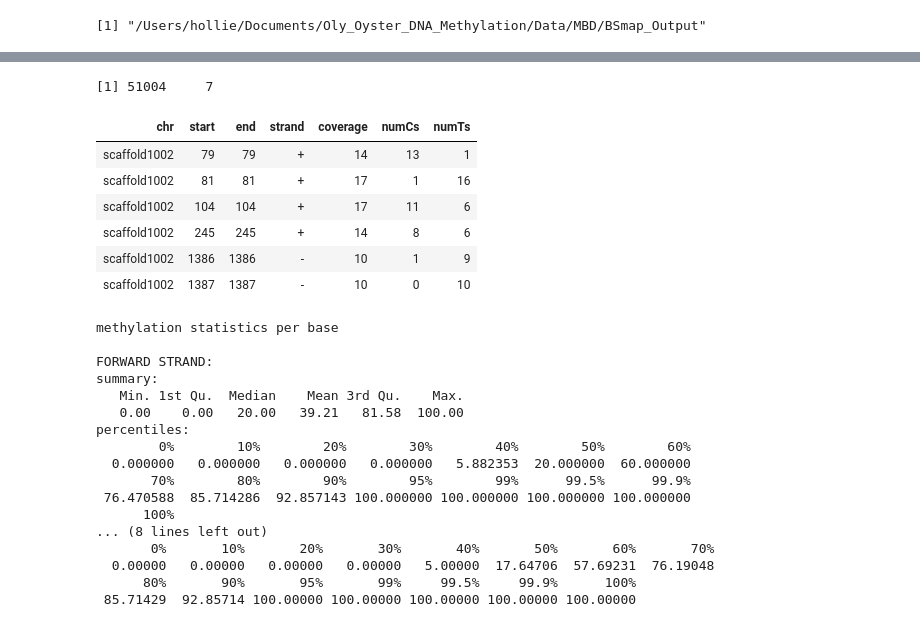
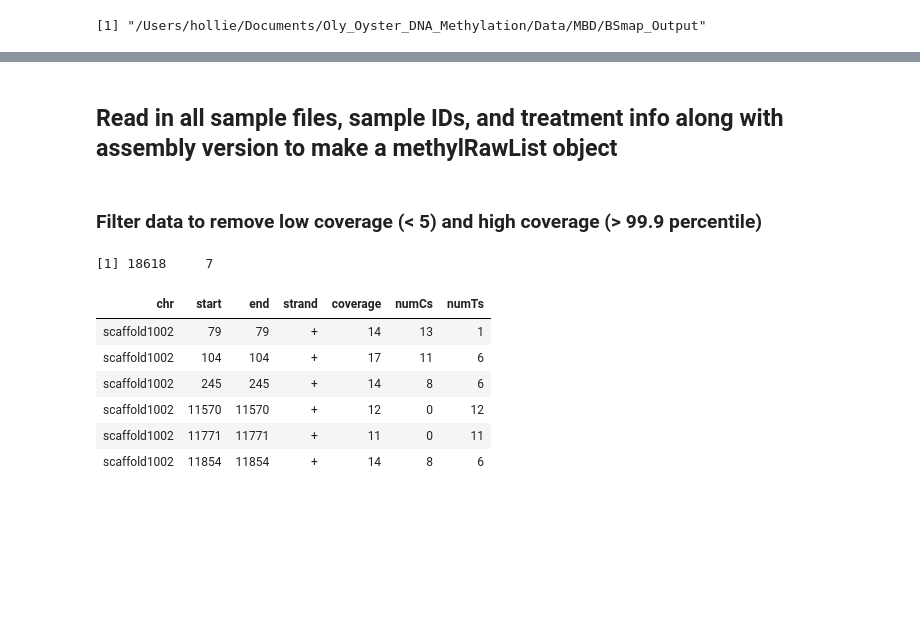
Before and after one commit to hputnam/Oly_Oyster_DNA_Methylation, a Jupyter notebook: Notebooks/3_Clustering_Differential_Methylation_R.ipynb, the cells around one changed output, grey strips where cells are left out. Drawn from its saved outputs; the diff is of its cells as text; code cells hidden in the pictures; blank space fills up the shorter version.

```diff
--- a/Notebooks/3_Clustering_Differential_Methylation_R.ipynb
+++ b/Notebooks/3_Clustering_Differential_Methylation_R.ipynb
@@ -87,38 +96,24 @@ sample.id <- list("hc1_2B",
 # %%
 treatment <- c(0,0,0,0,0,0,0,0,0,1,1,1,1,1,1,1,1,1)
+# %% [markdown]
+## Read in all sample files, sample IDs, and treatment info along with assembly version to make a methylRawList object
 # %%
 myobj=methRead(file.list,sample.id,assembly="10K",treatment=treatment)
+# %% [markdown]
+### Filter data to remove low coverage (< 5) and high coverage (> 99.9 percentile)
+# %%
+ filtered.myobj <- filterByCoverage(myobj, lo.count = 3, lo.perc = NULL, hi.count = NULL, hi.perc = 99.9)
 # %%
-dim(myobj[[1]])
+dim(filtered.myobj[[1]])
 # %% [output]
-[1] 51004     7
+[1] 18618     7
 # %%
-head(myobj[[1]])
+head(filtered.myobj[[1]])
 # %% [output]
 | chr | start | end | strand | coverage | numCs | numTs |
 | scaffold1002 | 79 | 79 | + | 14 | 13 | 1 |
-| scaffold1002 | 81 | 81 | + | 17 | 1 | 16 |
 | scaffold1002 | 104 | 104 | + | 17 | 11 | 6 |
 | scaffold1002 | 245 | 245 | + | 14 | 8 | 6 |
-| scaffold1002 | 1386 | 1386 | - | 10 | 1 | 9 |
-| scaffold1002 | 1387 | 1387 | - | 10 | 0 | 10 |
+| scaffold1002 | 11570 | 11570 | + | 12 | 0 | 12 |
+| scaffold1002 | 11771 | 11771 | + | 11 | 0 | 11 |
+| scaffold1002 | 11854 | 11854 | + | 14 | 8 | 6 |
-# %%
-getMethylationStats(myobj[[1]], plot = F, both.strands = T)
-# %% [output]
-methylation statistics per base
-
-FORWARD STRAND:
-summary:
-   Min. 1st Qu.  Median    Mean 3rd Qu.    Max.
-   0.00    0.00   20.00   39.21   81.58  100.00
-percentiles:
-        0%        10%        20%        30%        40%        50%        60%
-  0.000000   0.000000   0.000000   0.000000   5.882353  20.000000  60.000000
-       70%        80%        90%        95%        99%      99.5%      99.9%
- 76.470588  85.714286  92.857143 100.000000 100.000000 100.000000 100.000000
-      100%
-... (8 lines left out)
-       0%       10%       20%       30%       40%       50%       60%       70%
-  0.00000   0.00000   0.00000   0.00000   5.00000  17.64706  57.69231  76.19048
-      80%       90%       95%       99%     99.5%     99.9%      100%
- 85.71429  92.85714 100.00000 100.00000 100.00000 100.00000 100.00000
```
Also changed, not shown: parts of 71 cells of this notebook, 2 other files.
